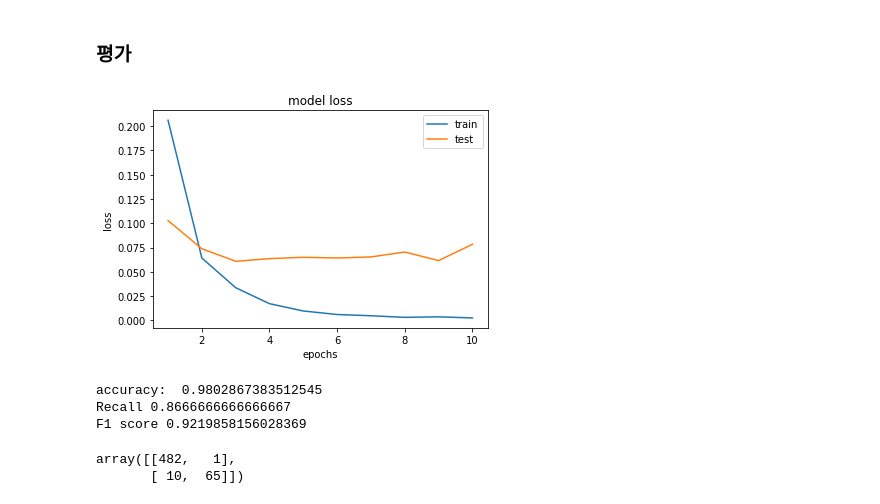
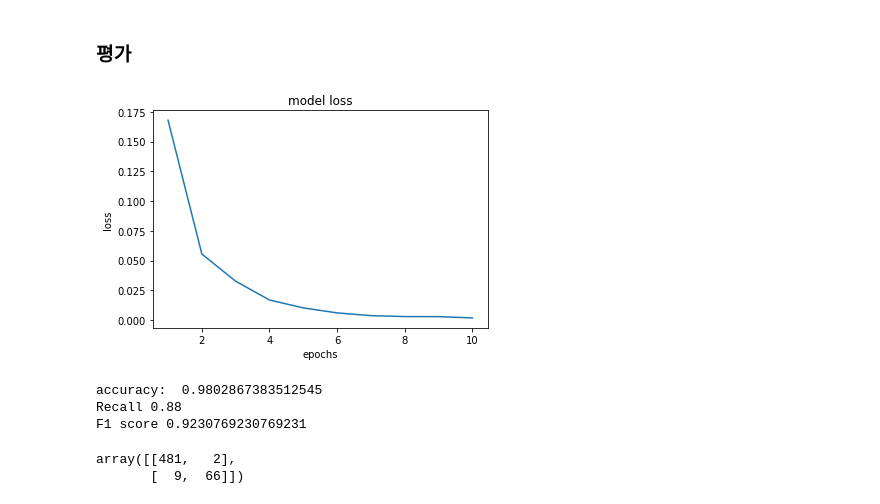
Before and after one commit to YonseiESC/ESC-20FALL, a Jupyter notebook: 중간과제/6조/중간과제_NLP_조유림.ipynb, the cells around one changed output. Saved outputs shown, nothing was run; the diff lists cells and outputs as text; code cells hidden in the pictures.

```diff
--- a/중간과제/4조/중간과제_NLP_조유림.ipynb
+++ b/중간과제/6조/중간과제_NLP_조유림.ipynb
@@ -312,5 +312,5 @@ print(y_test.shape)
 (558,)
 # %%
 #random state로 데이터가 고정되어 있어서 train data를 다시 train/validation으로 쪼갬
-X_train, X_val, y_train, y_val = train_test_split(X_train, y_train, test_size=0.3)
+#X_train, X_val, y_train, y_val = train_test_split(X_train, y_train, test_size=0.3)
 # %%
@@ -475,7 +474,6 @@ model.summary()
 # %%
 history = model.fit(X_train, y_train,
           batch_size=64,
-          epochs=10,
-          validation_data = (X_val, y_val))
+          epochs=10)
 # %% [output]
 Epoch 1/10
@@ -513,14 +511,14 @@ for i in y_predicted:
 # %%
 epochs = range(1, len(history.history['loss']) + 1)
 plt.plot(epochs, history.history['loss'])
-plt.plot(epochs, history.history['val_loss'])
+#plt.plot(epochs, history.history['val_loss'])
 plt.title('model loss')
 plt.ylabel('loss')
 plt.xlabel('epochs')
-plt.legend(['train', 'test'], loc='upper right')
+#plt.legend(['train', 'test'], loc='upper right')
 plt.show()
 # %% [output]
-[figure, old version]
+[figure, new version]
 # %%
 from sklearn.metrics import accuracy_score, recall_score, precision_score, f1_score
 print('accuracy: ', accuracy_score(y_test,y_pred)) #0.96
@@ -528,11 +526,11 @@ print("Recall", recall_score(y_test, y_pred)) #0.72
 print("F1 score", f1_score(y_test, y_pred)) #0.83
 # %% [output]
 accuracy:  0.9802867383512545
-Recall 0.8666666666666667
-F1 score 0.9219858156028369
+Recall 0.88
+F1 score 0.9230769230769231
 # %%
 from sklearn.metrics import confusion_matrix
 confusion_matrix(y_test, y_pred)
 # %% [output]
-array([[482,   1],
-       [ 10,  65]])
+array([[481,   2],
+       [  9,  66]])
```
Also changed, not shown: parts of 2 cells of this notebook.
